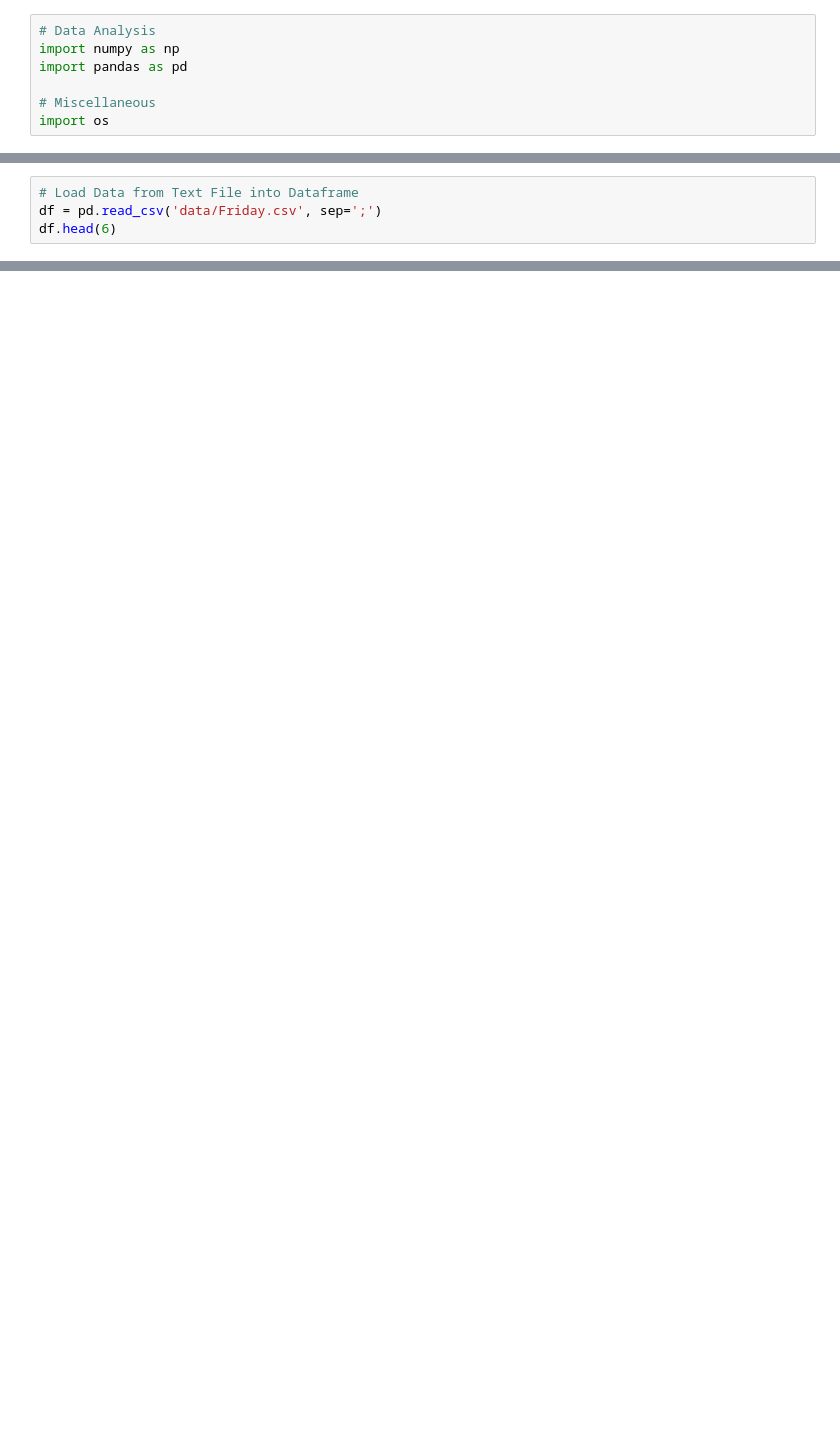
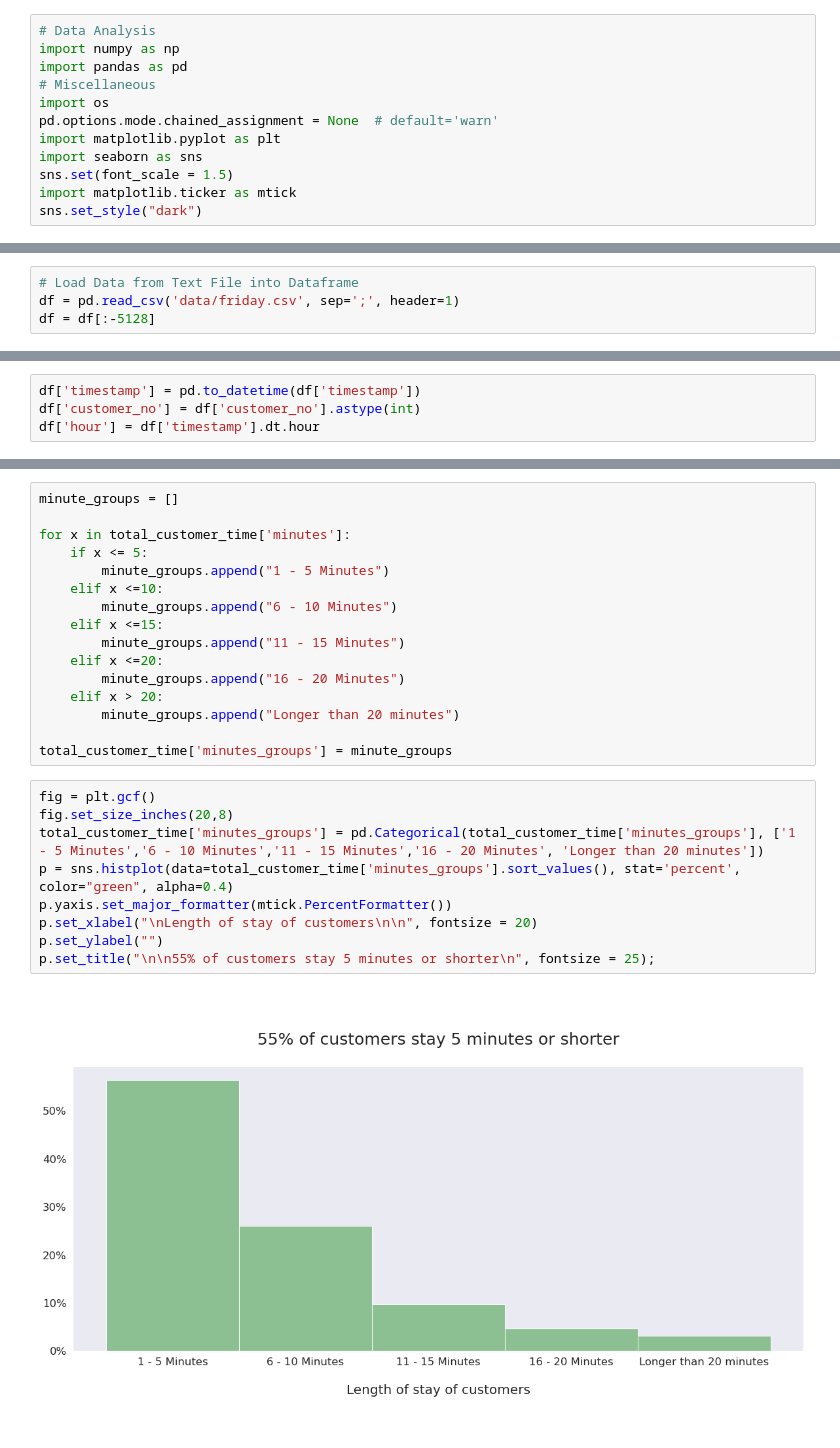
Before and after one commit to asessums7/valex, a Jupyter notebook: valex_markov_model.ipynb, the cells around one changed output, grey strips where cells are left out. Drawn from its saved outputs; the diff is of its cells as text; blank space fills up the shorter version.

Commit message:
added plot 3,4 and 5

```diff
--- a/valex_markov_model.ipynb
+++ b/valex_markov_model.ipynb
@@ -4,6 +4,11 @@
 # Data Analysis
 import numpy as np
 import pandas as pd
-
 # Miscellaneous
 import os
+pd.options.mode.chained_assignment = None  # default='warn'
+import matplotlib.pyplot as plt
+import seaborn as sns
+sns.set(font_scale = 1.5)
+import matplotlib.ticker as mtick
+sns.set_style("dark")
@@ -12,4 +15,4 @@ path = '/Users/asessums/Desktop/valex'
 # %%
 # Load Data from Text File into Dataframe
-df = pd.read_csv('data/Friday.csv', sep=';')
-df.head(6)
+df = pd.read_csv('data/friday.csv', sep=';', header=1)
+df = df[:-5128]
@@ -23,0 +19,4 @@ df.head(6)
+# %%
+df['timestamp'] = pd.to_datetime(df['timestamp'])
+df['customer_no'] = df['customer_no'].astype(int)
+df['hour'] = df['timestamp'].dt.hour
@@ -23,0 +54,27 @@ df.head(6)
+# %%
+minute_groups = []
+
+for x in total_customer_time['minutes']:
+    if x <= 5:
+        minute_groups.append("1 - 5 Minutes")
+    elif x <=10:
+        minute_groups.append("6 - 10 Minutes")
+    elif x <=15:
+        minute_groups.append("11 - 15 Minutes")
+    elif x <=20:
+        minute_groups.append("16 - 20 Minutes")
+    elif x > 20:
+        minute_groups.append("Longer than 20 minutes")
+
+total_customer_time['minutes_groups'] = minute_groups
+# %%
+fig = plt.gcf()
+fig.set_size_inches(20,8)
+total_customer_time['minutes_groups'] = pd.Categorical(total_customer_time['minutes_groups'], ['1 - 5 Minutes','6 - 10 Minutes','11 - 15 Minutes','16 - 20 Minutes', 'Longer than 20 minutes'])
+p = sns.histplot(data=total_customer_time['minutes_groups'].sort_values(), stat='percent', color="green", alpha=0.4)
+p.yaxis.set_major_formatter(mtick.PercentFormatter())
+p.set_xlabel("\nLength of stay of customers\n\n", fontsize = 20)
+p.set_ylabel("")
+p.set_title("\n\n55% of customers stay 5 minutes or shorter\n", fontsize = 25);
+# %% [output]
+[figure, added]
```
Also changed, not shown: parts of 12 cells of this notebook, 1 other file.
